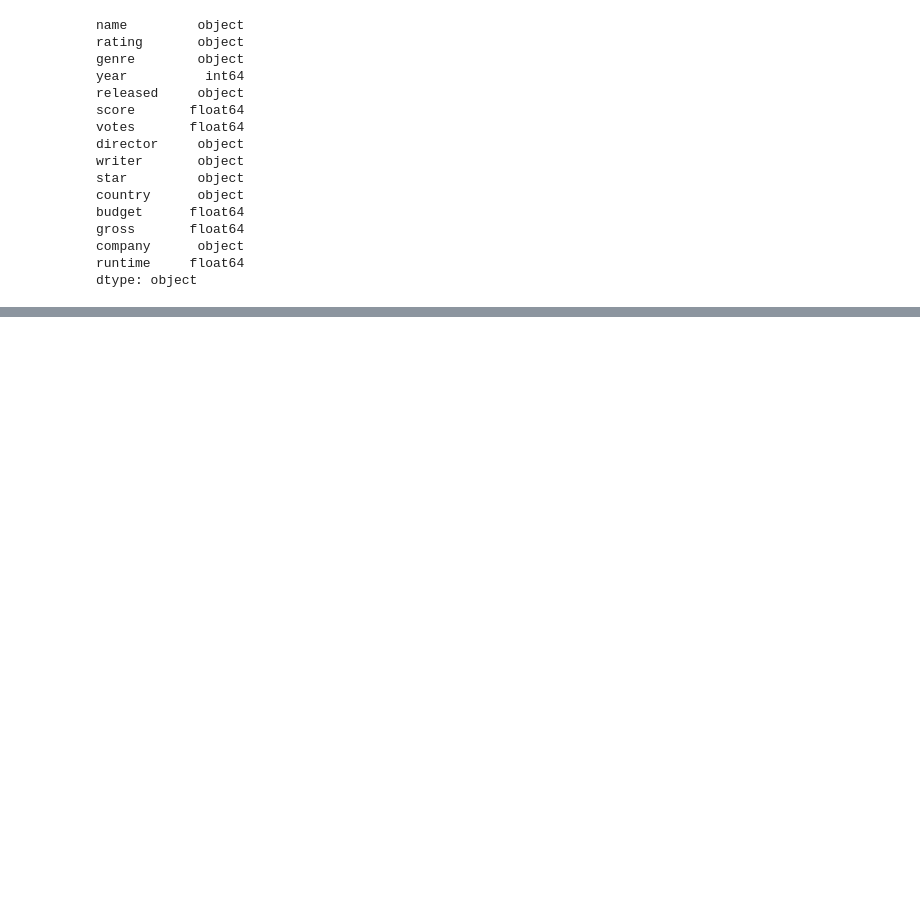
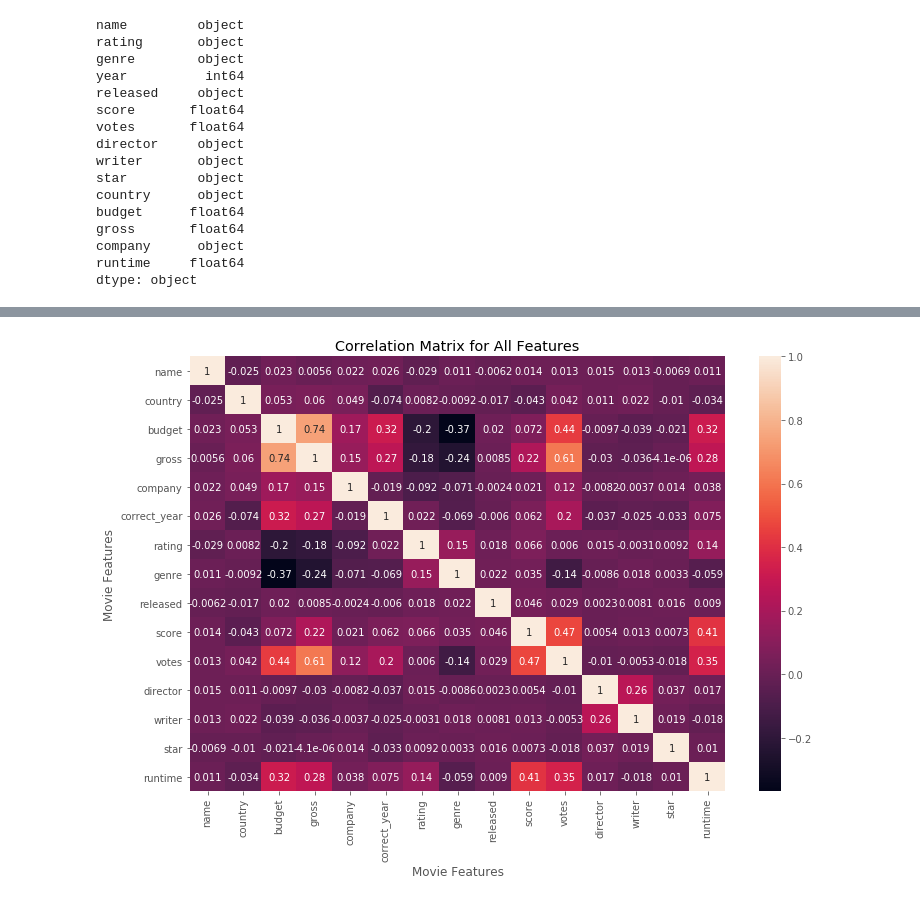
Before and after one commit to enochgeorge9x9/Data_Correlation_in_Python, a Jupyter notebook: Movies Correlation Analysis.ipynb, the cells around one changed output, grey strips where cells are left out. Cells and saved outputs as stored; diff of their text form; code cells hidden in the pictures; blank space fills up the shorter version.

```diff
--- a/Movies Correlation Analysis.ipynb
+++ b/Movies Correlation Analysis.ipynb
@@ -103,0 +259,14 @@ ValueError: Cannot convert non-finite values (NA or inf) to integer
+# %%
+# Checking if company is correlated with gross
+# Changing Country from Nominal to Numeric or Dummy_variables
+
+df_numerized = df.copy()
+
+for col in df_numerized.columns:
+    if(df_numerized[col].dtype == 'object'):
+        df_numerized[col] = df_numerized[col].astype('category')
+        df_numerized[col] = df_numerized[col].cat.codes
+
+
+df_numerized
+# df_numerized.dtypes
@@ -103,0 +287,11 @@ ValueError: Cannot convert non-finite values (NA or inf) to integer
+# %%
+# Correlation matrix for all columns numerized
+corr_matrix2 = df_numerized.corr(method='pearson')
+sns.heatmap(corr_matrix2,annot=True)
+plt.title('Correlation Matrix for All Features')
+plt.xlabel('Movie Features')
+plt.ylabel('Movie Features')
+plt.show()
+# Chart below Company has very low correlation with Gross
+# %% [output]
+[figure, added]
```
Also changed, not shown: parts of 25 cells of this notebook.
